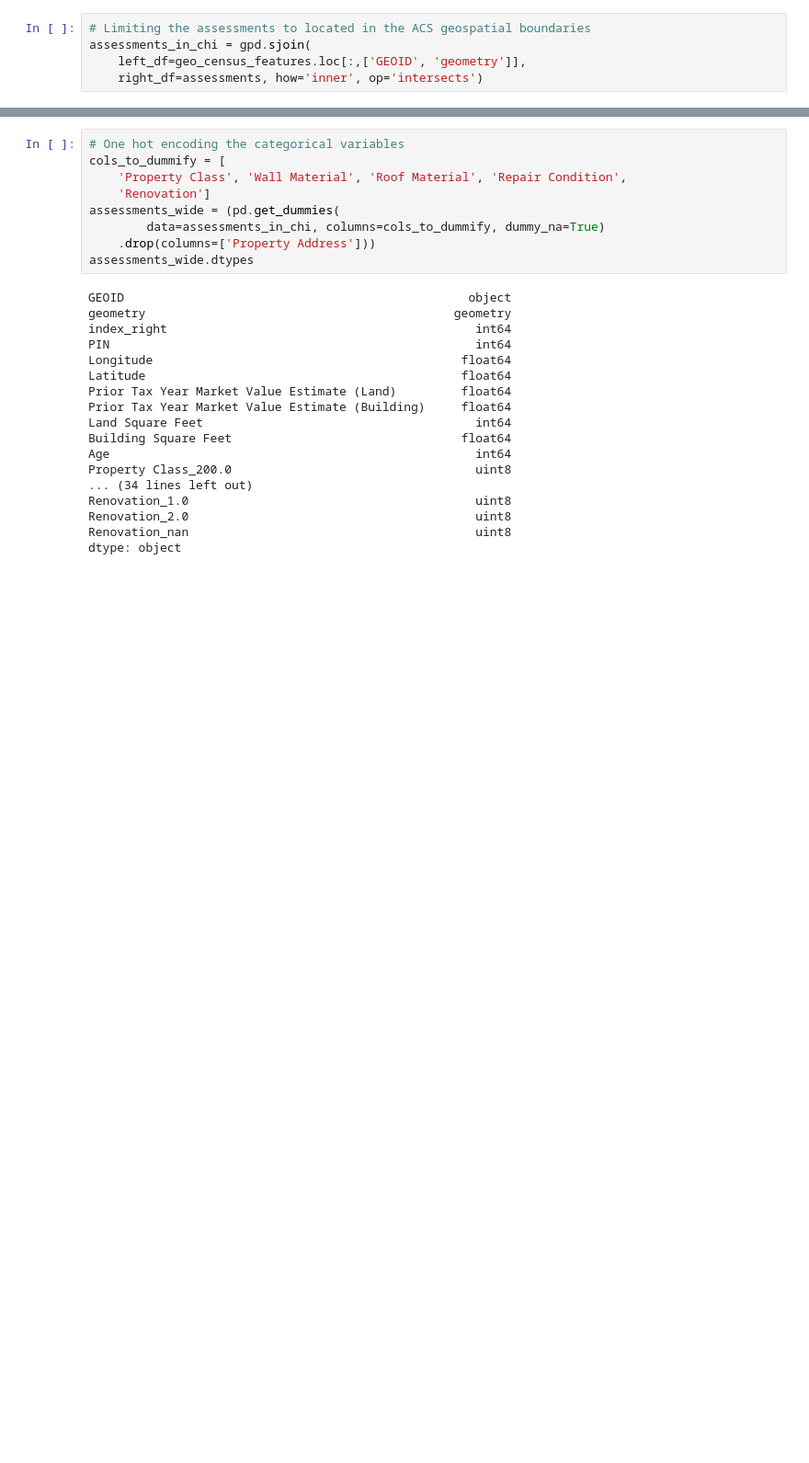
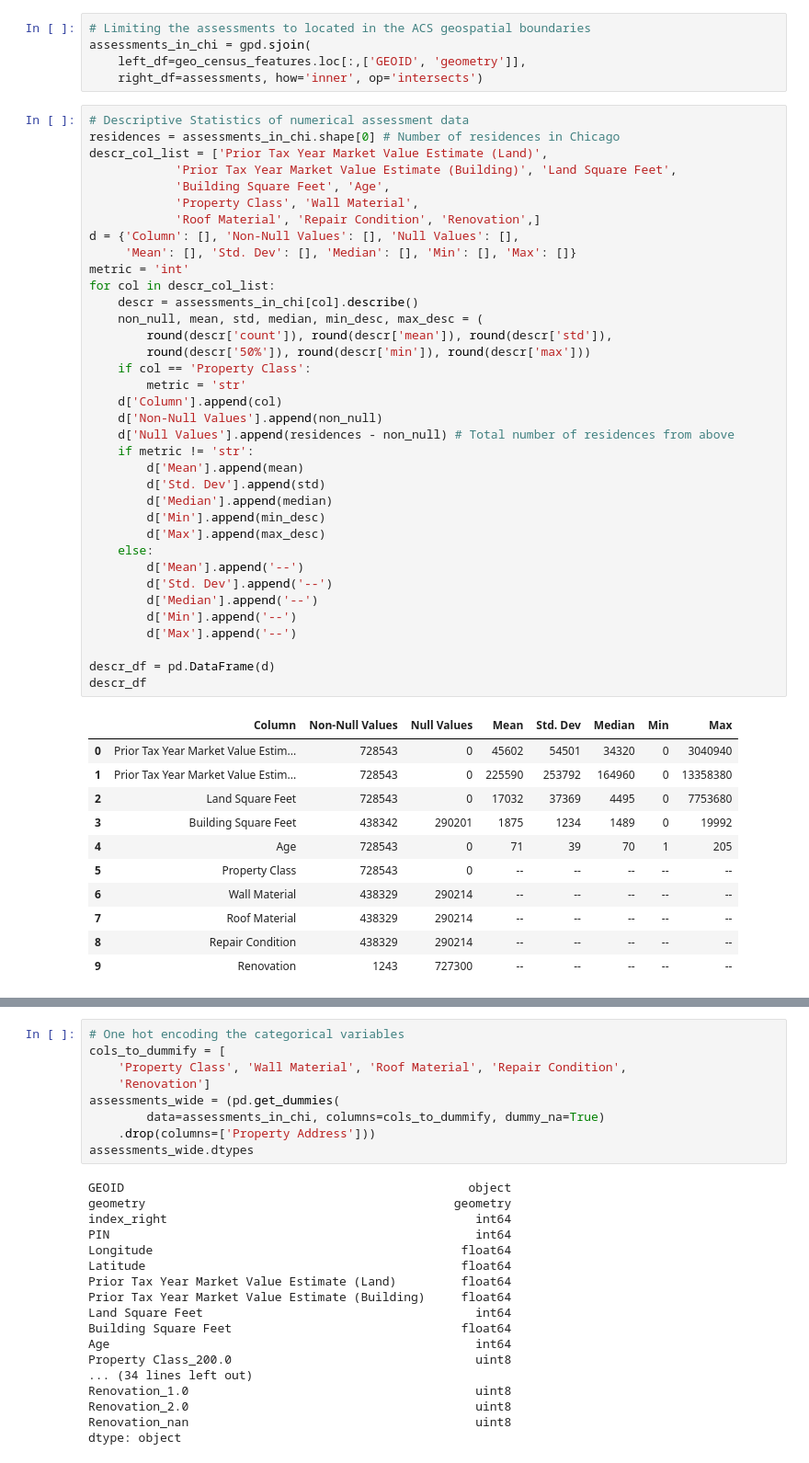
Before and after one commit to vbalza/chicago_water_lead, a Jupyter notebook: Final Notebook.ipynb, the cells around one changed output, grey strips where cells are left out. Shown at 92% size. Drawn from its saved outputs; the diff is of its cells as text; blank space fills up the shorter version.

```diff
--- a/Final Notebook.ipynb
+++ b/Final Notebook.ipynb
@@ -300,3 +302,51 @@ assessments = gpd.GeoDataFrame(
 assessments_in_chi = gpd.sjoin(
     left_df=geo_census_features.loc[:,['GEOID', 'geometry']],
     right_df=assessments, how='inner', op='intersects')
+# %%
+# Descriptive Statistics of numerical assessment data
+residences = assessments_in_chi.shape[0] # Number of residences in Chicago
+descr_col_list = ['Prior Tax Year Market Value Estimate (Land)',
+            'Prior Tax Year Market Value Estimate (Building)', 'Land Square Feet',
+            'Building Square Feet', 'Age',
+            'Property Class', 'Wall Material',
+            'Roof Material', 'Repair Condition', 'Renovation',]
+d = {'Column': [], 'Non-Null Values': [], 'Null Values': [],
+     'Mean': [], 'Std. Dev': [], 'Median': [], 'Min': [], 'Max': []}
+metric = 'int'
+for col in descr_col_list:
+    descr = assessments_in_chi[col].describe()
+    non_null, mean, std, median, min_desc, max_desc = (
+        round(descr['count']), round(descr['mean']), round(descr['std']),
+        round(descr['50%']), round(descr['min']), round(descr['max']))
+    if col == 'Property Class':
+        metric = 'str'
+    d['Column'].append(col)
+    d['Non-Null Values'].append(non_null)
+    d['Null Values'].append(residences - non_null) # Total number of residences from above
+    if metric != 'str':
+        d['Mean'].append(mean)
+        d['Std. Dev'].append(std)
+        d['Median'].append(median)
+        d['Min'].append(min_desc)
+        d['Max'].append(max_desc)
+    else:
+        d['Mean'].append('--')
+        d['Std. Dev'].append('--')
+        d['Median'].append('--')
+        d['Min'].append('--')
+        d['Max'].append('--')
+
+descr_df = pd.DataFrame(d)
+descr_df
+# %% [output]
+|  | Column | Non-Null Values | Null Values | Mean | Std. Dev | Median | Min | Max |
+| 0 | Prior Tax Year Market Value Estim... | 728543 | 0 | 45602 | 54501 | 34320 | 0 | 3040940 |
+| 1 | Prior Tax Year Market Value Estim... | 728543 | 0 | 225590 | 253792 | 164960 | 0 | 13358380 |
+| 2 | Land Square Feet | 728543 | 0 | 17032 | 37369 | 4495 | 0 | 7753680 |
+| 3 | Building Square Feet | 438342 | 290201 | 1875 | 1234 | 1489 | 0 | 19992 |
+| 4 | Age | 728543 | 0 | 71 | 39 | 70 | 1 | 205 |
+| 5 | Property Class | 728543 | 0 | -- | -- | -- | -- | -- |
+| 6 | Wall Material | 438329 | 290214 | -- | -- | -- | -- | -- |
+| 7 | Roof Material | 438329 | 290214 | -- | -- | -- | -- | -- |
+| 8 | Repair Condition | 438329 | 290214 | -- | -- | -- | -- | -- |
+| 9 | Renovation | 1243 | 727300 | -- | -- | -- | -- | -- |
```
Also changed, not shown: parts of 5 cells of this notebook, 2 other files.
